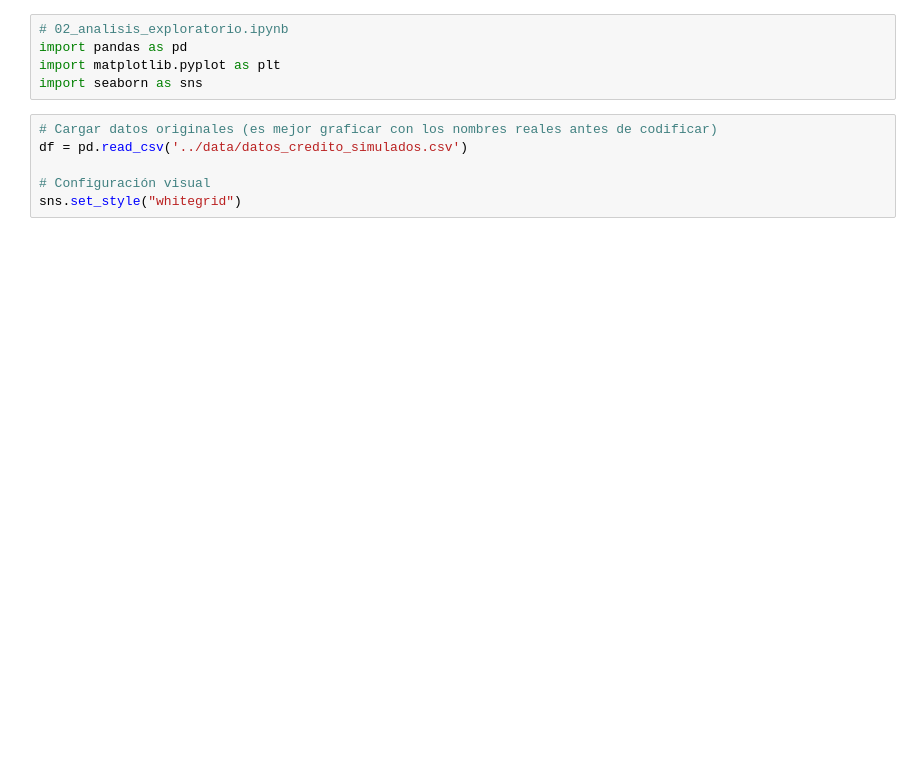
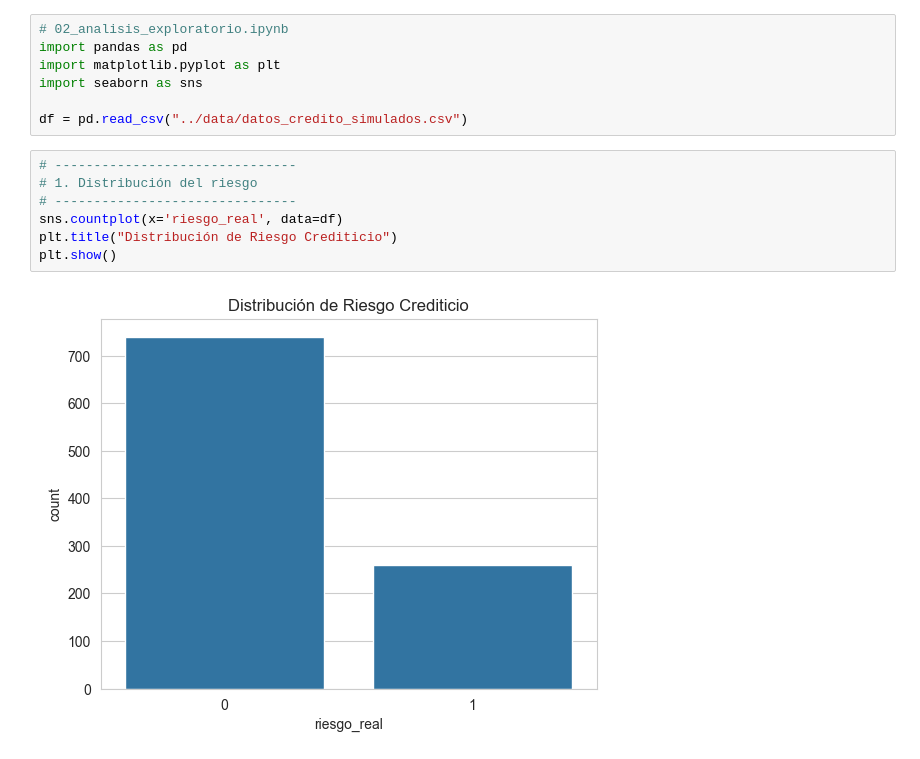
Before and after one commit to xacq/tesis_credito_ml, a Jupyter notebook: notebooks/02_analisis_exploratorio.ipynb, the cells around one changed output. Drawn from its saved outputs; the diff is of its cells as text; blank space fills up the shorter version.

```diff
--- a/notebooks/02_analisis_exploratorio.ipynb
+++ b/notebooks/02_analisis_exploratorio.ipynb
@@ -3,10 +3,15 @@
 import pandas as pd
 import matplotlib.pyplot as plt
 import seaborn as sns
+
+df = pd.read_csv("../data/datos_credito_simulados.csv")
 # %%
-# Cargar datos originales (es mejor graficar con los nombres reales antes de codificar)
-df = pd.read_csv('../data/datos_credito_simulados.csv')
-
-# Configuración visual
-sns.set_style("whitegrid")
+# -------------------------------
+# 1. Distribución del riesgo
+# -------------------------------
+sns.countplot(x='riesgo_real', data=df)
+plt.title("Distribución de Riesgo Crediticio")
+plt.show()
+# %% [output]
+[figure, added]
 # %%
```
Also changed, not shown: parts of 7 cells of this notebook, 27 other files.
